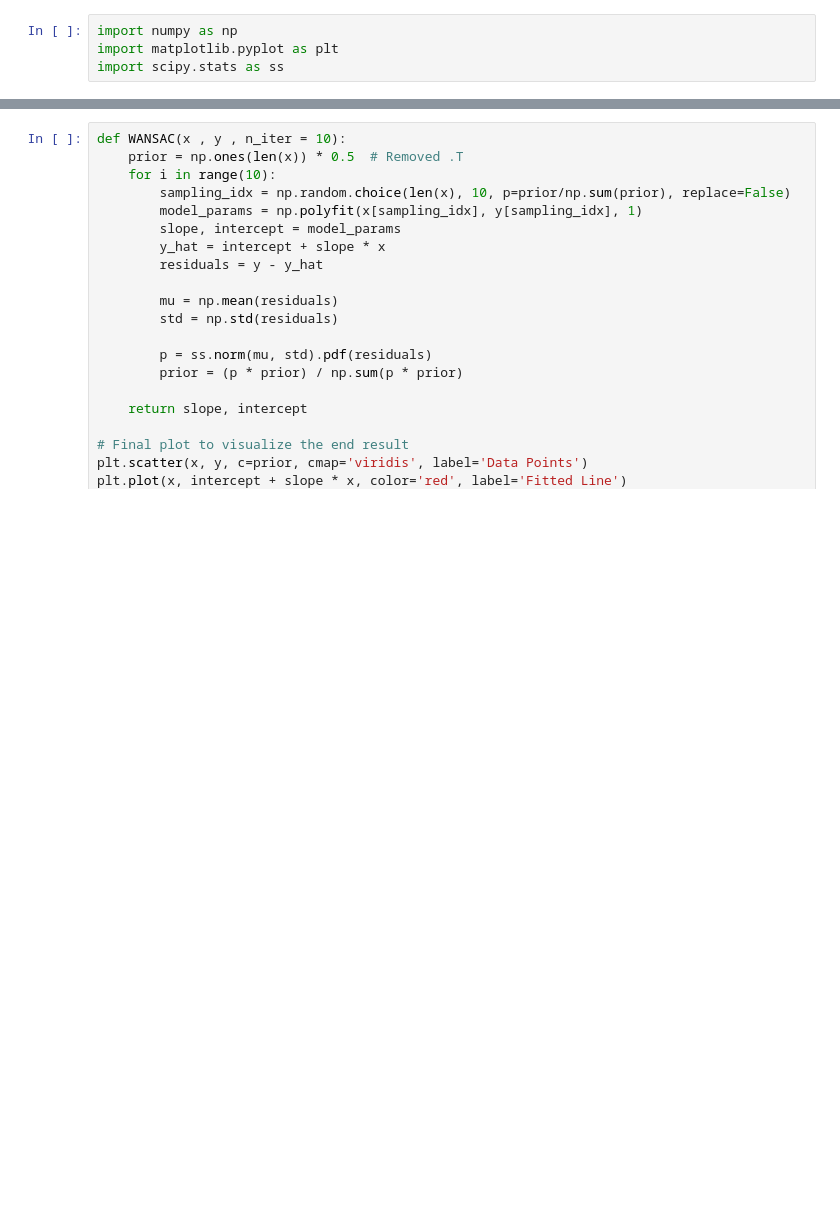
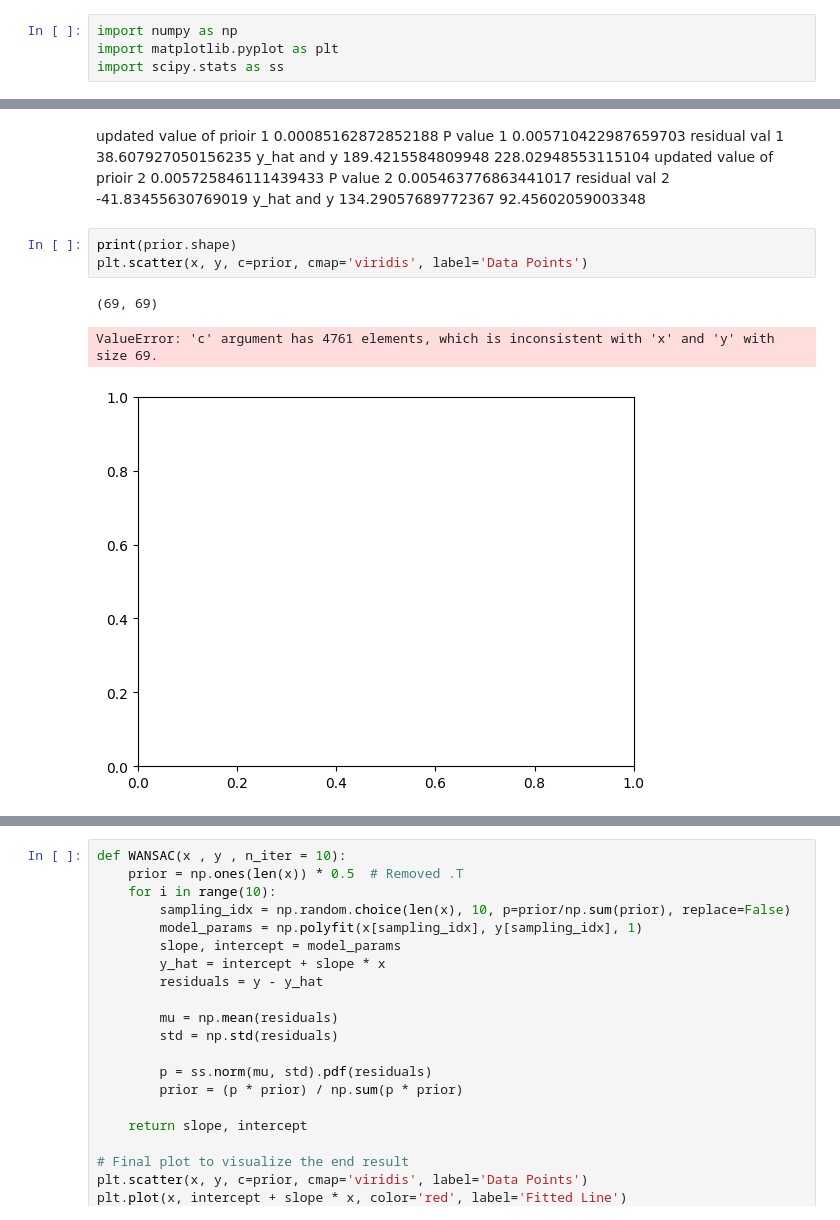
Before and after one commit to michaeladlerstein01/WASAC, a Jupyter notebook: WANSAC.ipynb, the cells around one changed output, grey strips where cells are left out. Saved outputs shown, nothing was run; the diff lists cells and outputs as text; blank space fills up the shorter version.

```diff
--- a/WANSAC.ipynb
+++ b/WANSAC.ipynb
@@ -128 +166,12 @@ print(len(y[idx_n]))
+# %% [markdown]
+
+updated value of prioir 1  0.00085162872852188 P value 1  0.005710422987659703 residual val 1  38.607927050156235 y_hat and y 189.4215584809948 228.02948553115104
+updated value of prioir 2  0.005725846111439433 P value 2 0.005463776863441017 residual val 2  -41.83455630769019 y_hat and y 134.29057689772367 92.45602059003348
+# %%
+print(prior.shape)
+plt.scatter(x, y, c=prior, cmap='viridis', label='Data Points')
+# %% [output]
+(69, 69)
+ValueError: 'c' argument has 4761 elements, which is inconsistent with 'x' and 'y' with size 69.
+[figure, added]
 # %%
```
Also changed, not shown: parts of 9 cells of this notebook.
